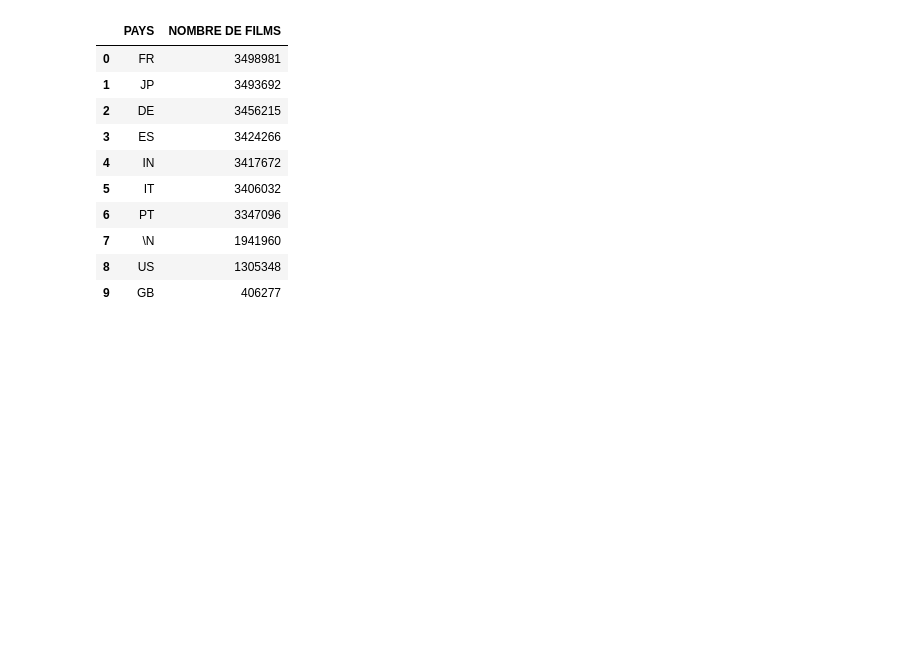
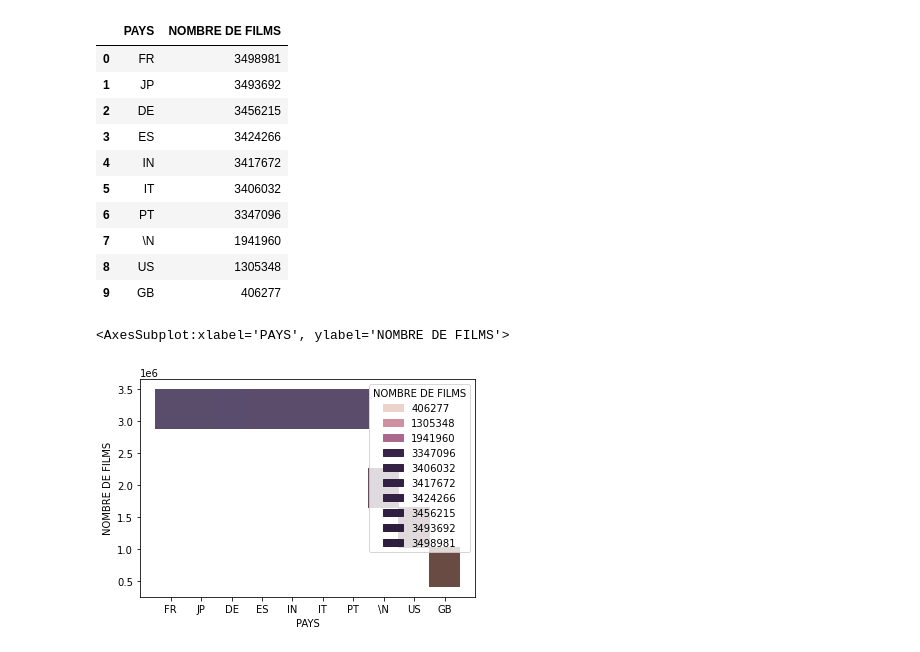
Before and after one commit to CathieLC/Wild_movie_project, a Jupyter notebook: Catherine/Catherine_Pays_product_a_lot_of_films.ipynb, the cells around one changed output. Saved outputs shown, nothing was run; the diff lists cells and outputs as text; code cells hidden in the pictures; blank space fills up the shorter version.

```diff
--- a/Catherine/Catherine_Pays_product_a_lot_of_films.ipynb
+++ b/Catherine/Catherine_Pays_product_a_lot_of_films.ipynb
@@ -36,12 +36,12 @@ best_region_df = pd.DataFrame(df_titles['region'].value_counts().sort_values().n
 # %%
 #index to column - EXECUTE ONE TIME
 
-#best_region_df.reset_index(inplace=True)
+best_region_df.reset_index(inplace=True)
 # %%
 #rename colums - EXECUTE ONE TIME
 
 
-#best_region_df.rename(columns={'index': 'PAYS', 'region':'NOMBRE DE FILMS'}, inplace=True)
+best_region_df.rename(columns={'index': 'PAYS', 'region':'NOMBRE DE FILMS'}, inplace=True)
 # %%
 best_region_df
 # %% [output]
@@ -56,3 +56,8 @@ best_region_df
 | 7 | \N | 1941960 |
 | 8 | US | 1305348 |
 | 9 | GB | 406277 |
+# %%
+sns.histplot(data = best_region_df, x = 'PAYS', y="NOMBRE DE FILMS", hue='NOMBRE DE FILMS')
+# %% [output]
+<AxesSubplot:xlabel='PAYS', ylabel='NOMBRE DE FILMS'>
+[figure, added]
```
Also changed, not shown: parts of 1 cell of this notebook, 1 other file.
